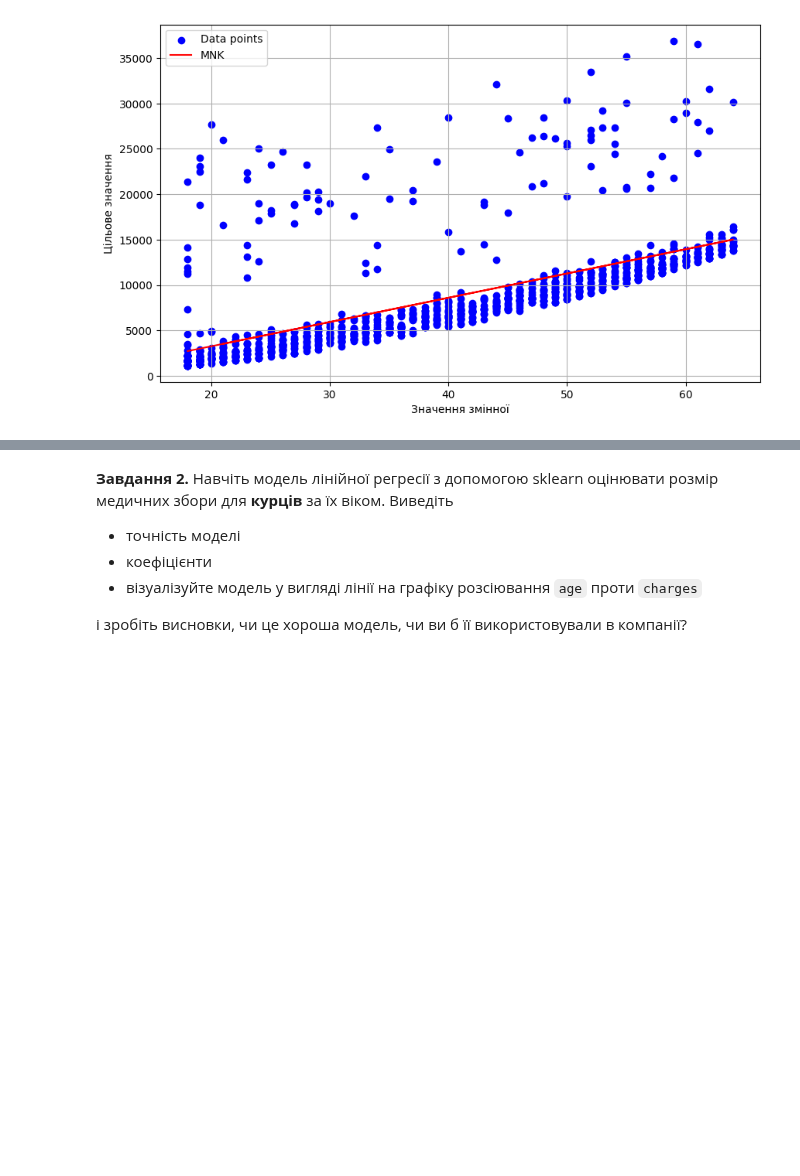
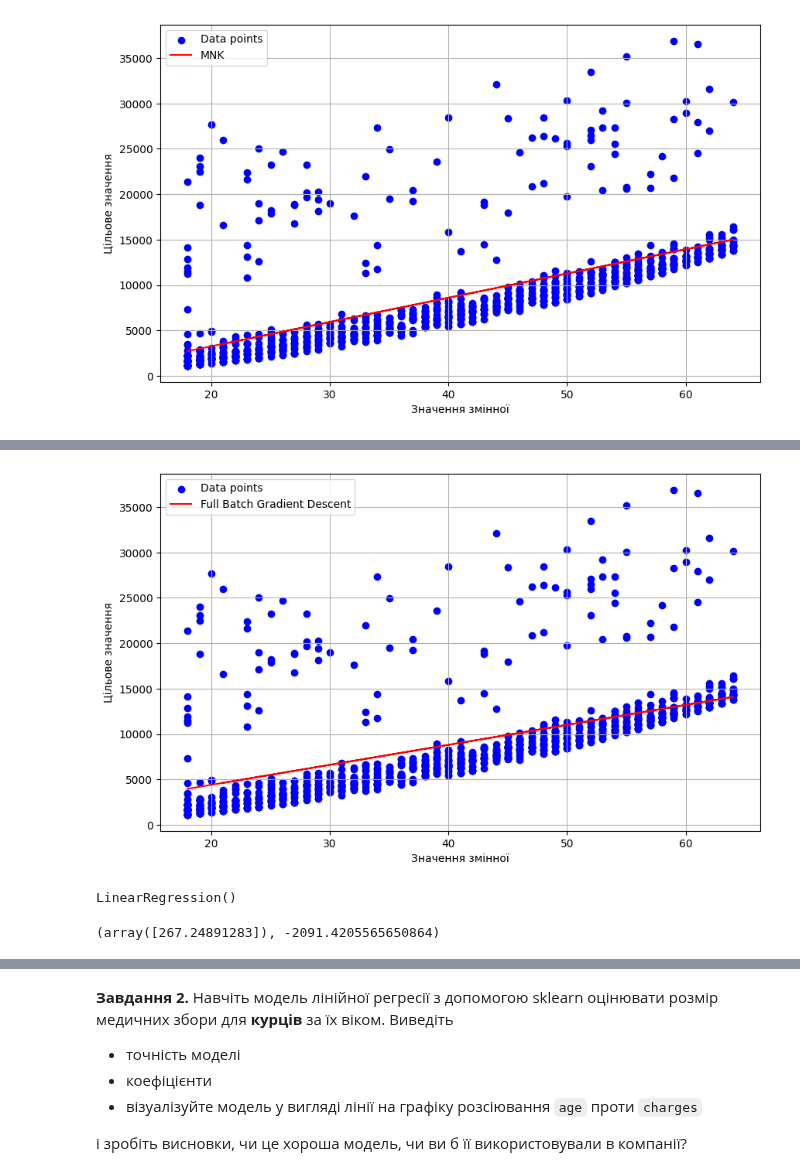
Before and after one commit to o-semenkova/ml_home_tasks, a Jupyter notebook: HW_2_1_Побудова_лінійної_регресії_за_одною_ознакою.ipynb, the cells around one changed output, grey strips where cells are left out. Drawn from its saved outputs; the diff is of its cells as text; code cells hidden in the pictures; blank space fills up the shorter version.

```diff
--- a/HW_2_1_Побудова_лінійної_регресії_за_одною_ознакою.ipynb
+++ b/HW_2_1_Побудова_лінійної_регресії_за_одною_ознакою.ipynb
@@ -96,0 +132,3 @@ plt.show()
+# %%
+
+predictions_fbgd = m * X[:, 1] + b
@@ -96,0 +139,11 @@ plt.show()
+# %%
+plt.figure(figsize=(10, 6))
+plt.scatter(X[:, 1], y, color='blue', label='Data points')
+plt.plot(X[:, 1], predictions_fbgd, color='red', label='Full Batch Gradient Descent')
+plt.xlabel('Значення змінної')
+plt.ylabel('Цільове значення')
+plt.legend()
+plt.grid(True)
+plt.show()
+# %% [output]
+[figure, added]
@@ -96,0 +152,15 @@ plt.show()
+# %%
+from sklearn.linear_model import LinearRegression
+
+# Модель лінійної регресії засобами Scikit-learn (МНК)
+
+X = non_smoker_df.age.to_frame()
+y = non_smoker_df.charges
+lin_reg = LinearRegression()
+lin_reg.fit(X, y)
+# %% [output]
+LinearRegression()
+# %%
+lin_reg.coef_, lin_reg.intercept_
+# %% [output]
+(array([267.24891283]), -2091.4205565650864)
```
Also changed, not shown: parts of 15 cells of this notebook.
